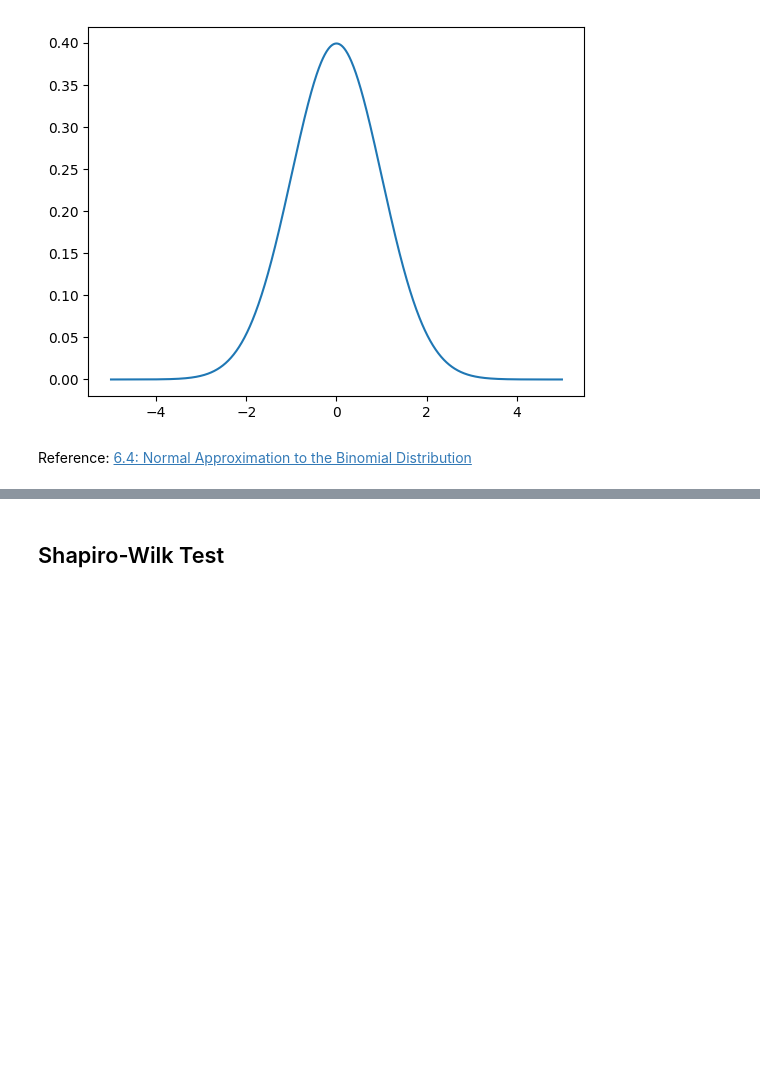
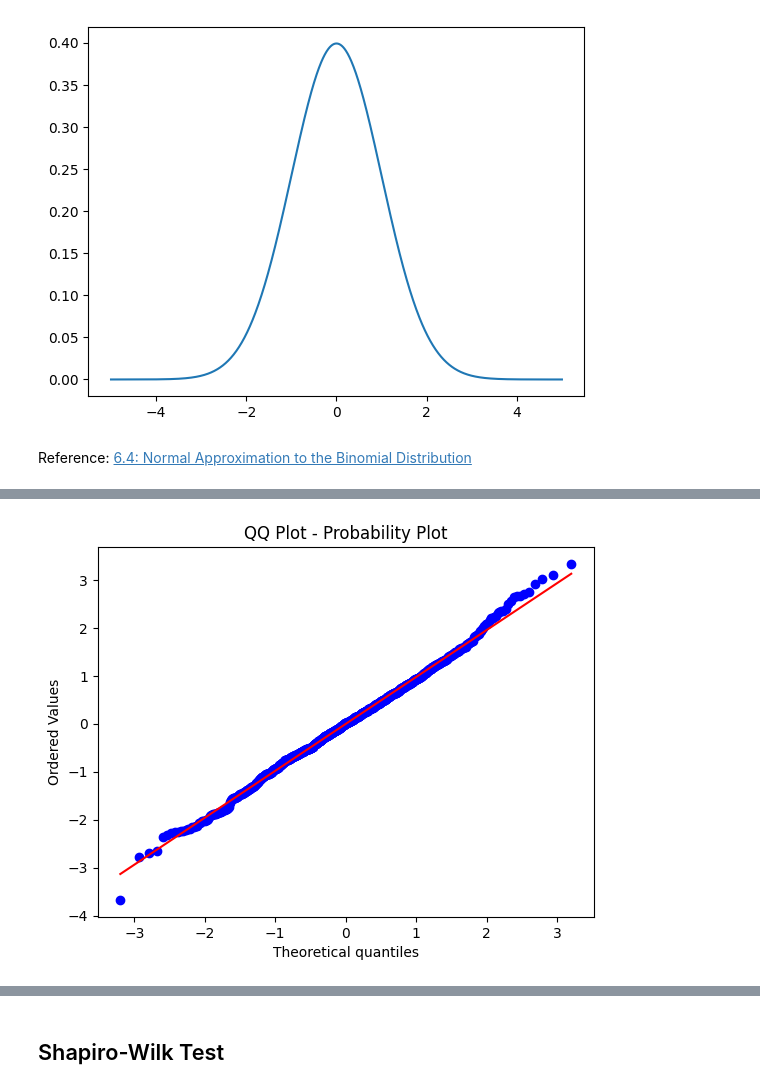
Before and after one commit to noyo0/AppliedStatistics2024, a Jupyter notebook: 03_normal.ipynb, the cells around one changed output, grey strips where cells are left out. Cells and saved outputs as stored; diff of their text form; code cells hidden in the pictures; blank space fills up the shorter version.

Commit message:
notes updated norm dist

```diff
--- a/03_normal.ipynb
+++ b/03_normal.ipynb
@@ -319,0 +365,11 @@ Text(0, 0.5, 'Count')
+# %%
+#import statsmodels as sm
+#stats.probplot(data, dist='norm', plot=ax)
+
+import scipy.stats as stats
+
+stats.probplot(data, dist="norm", plot=plt)
+plt.title("QQ Plot - Probability Plot")
+plt.show()
+# %% [output]
+[figure, added]
```
Also changed, not shown: parts of 25 cells of this notebook, 2 other files.
